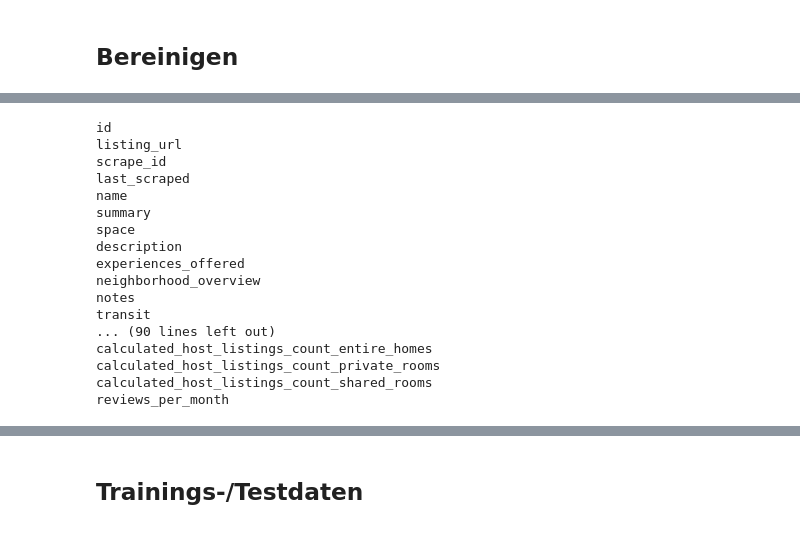
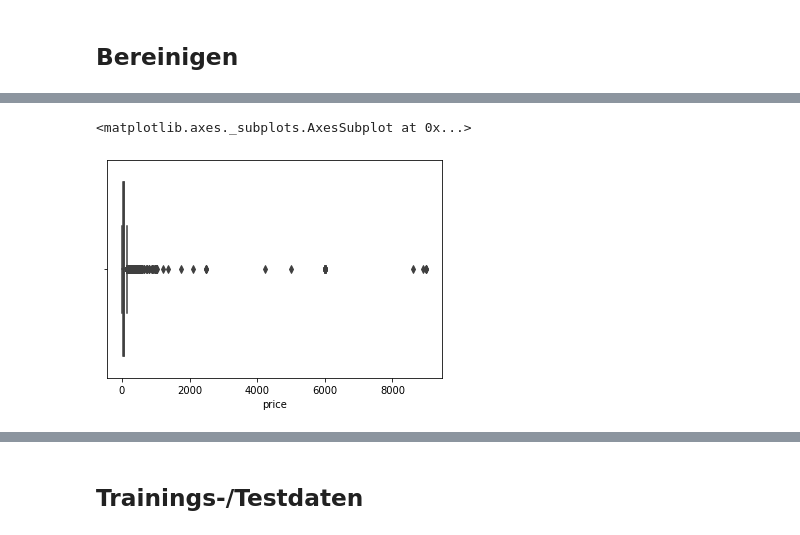
Before and after one commit to Llois41/analyticsProIT, a Jupyter notebook: AirBnB_k_nearest_neighbor.ipynb, the cells around one changed output, grey strips where cells are left out. Drawn from its saved outputs; the diff is of its cells as text; code cells hidden in the pictures.

```diff
--- a/AirBnB_k_nearest_neighbor.ipynb
+++ b/AirBnB_k_nearest_neighbor.ipynb
@@ -60,24 +62,7 @@ df.dropna()
-# %%
-for i in original.columns:
-    print(i)
-# %% [output]
-id
-listing_url
-scrape_id
-last_scraped
-name
-summary
-space
-description
-experiences_offered
-neighborhood_overview
-notes
-transit
-... (90 lines left out)
-calculated_host_listings_count_entire_homes
-calculated_host_listings_count_private_rooms
-calculated_host_listings_count_shared_rooms
-reviews_per_month
 # %%
 df = df[df['beds'].notna() == True]
 df = df[df['bedrooms'].notna() == True]
+sns.boxplot(x=df.price)
+# %% [output]
+<matplotlib.axes._subplots.AxesSubplot at 0x...>
+[figure, added]
```
Also changed, not shown: parts of 38 cells of this notebook.
